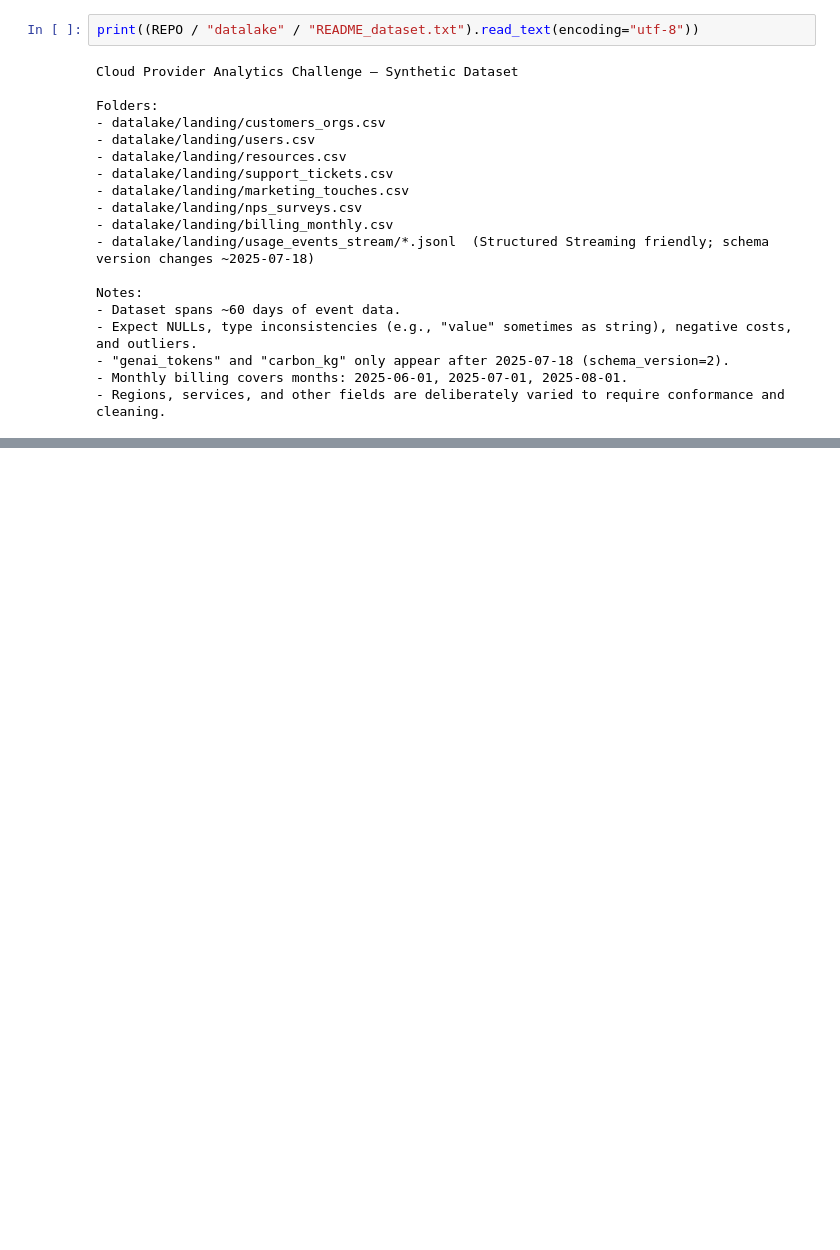
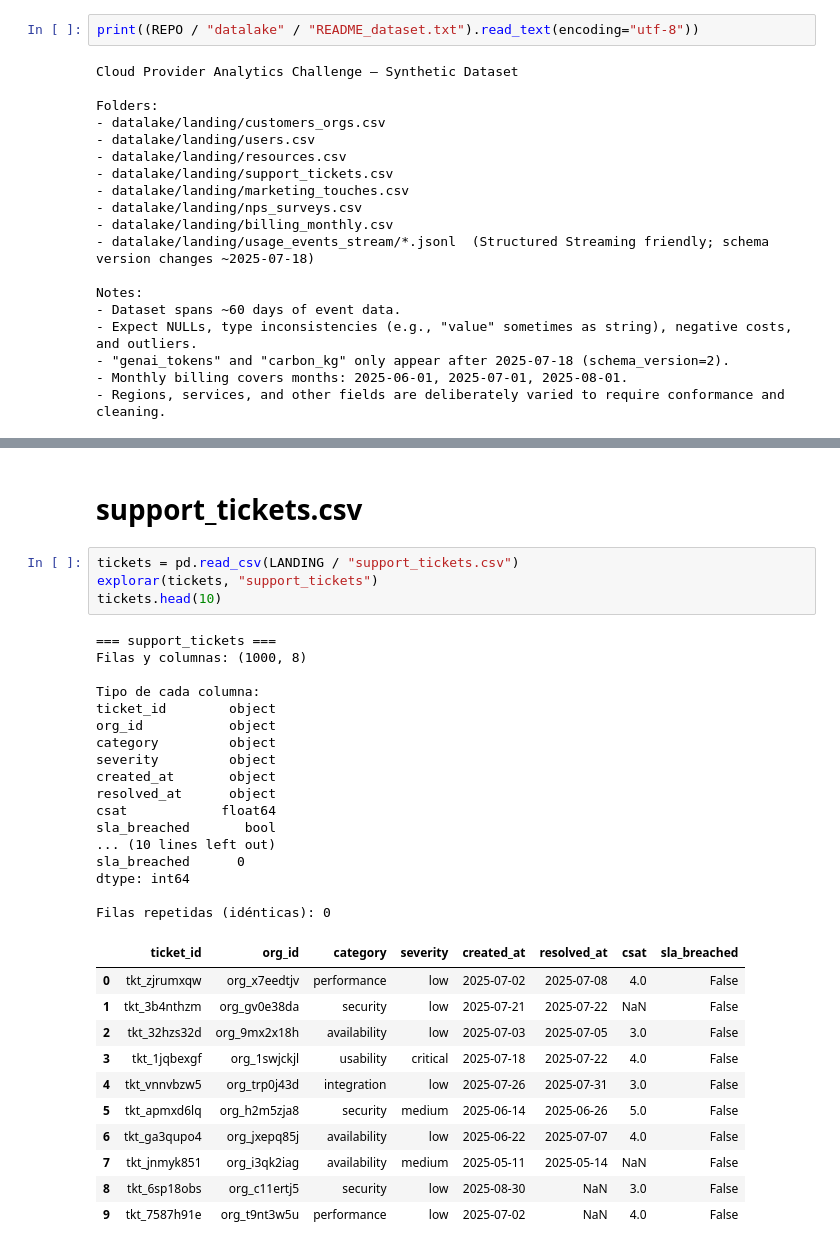
Before and after one commit to hernan-av/proyecto-cloud-analytics, a Jupyter notebook: notebooks/01_exploracion_csv.ipynb, the cells around one changed output, grey strips where cells are left out. Cells and saved outputs as stored; diff of their text form; blank space fills up the shorter version.

```diff
--- a/notebooks/01_exploracion_csv.ipynb
+++ b/notebooks/01_exploracion_csv.ipynb
@@ -57,0 +729,35 @@ Notes:
+# %% [markdown]
+# support_tickets.csv
+# %%
+tickets = pd.read_csv(LANDING / "support_tickets.csv")
+explorar(tickets, "support_tickets")
+tickets.head(10)
+# %% [output]
+=== support_tickets ===
+Filas y columnas: (1000, 8)
+
+Tipo de cada columna:
+ticket_id        object
+org_id           object
+category         object
+severity         object
+created_at       object
+resolved_at      object
+csat            float64
+sla_breached       bool
+... (10 lines left out)
+sla_breached      0
+dtype: int64
+
+Filas repetidas (idénticas): 0
+|  | ticket_id | org_id | category | severity | created_at | resolved_at | csat | sla_breached |
+| 0 | tkt_zjrumxqw | org_x7eedtjv | performance | low | 2025-07-02 | 2025-07-08 | 4.0 | False |
+| 1 | tkt_3b4nthzm | org_gv0e38da | security | low | 2025-07-21 | 2025-07-22 | NaN | False |
+| 2 | tkt_32hzs32d | org_9mx2x18h | availability | low | 2025-07-03 | 2025-07-05 | 3.0 | False |
+| 3 | tkt_1jqbexgf | org_1swjckjl | usability | critical | 2025-07-18 | 2025-07-22 | 4.0 | False |
+| 4 | tkt_vnnvbzw5 | org_trp0j43d | integration | low | 2025-07-26 | 2025-07-31 | 3.0 | False |
+| 5 | tkt_apmxd6lq | org_h2m5zja8 | security | medium | 2025-06-14 | 2025-06-26 | 5.0 | False |
+| 6 | tkt_ga3qupo4 | org_jxepq85j | availability | low | 2025-06-22 | 2025-07-07 | 4.0 | False |
+| 7 | tkt_jnmyk851 | org_i3qk2iag | availability | medium | 2025-05-11 | 2025-05-14 | NaN | False |
+| 8 | tkt_6sp18obs | org_c11ertj5 | security | low | 2025-08-30 | NaN | 3.0 | False |
+| 9 | tkt_7587h91e | org_t9nt3w5u | performance | low | 2025-07-02 | NaN | 4.0 | False |
```
Also changed, not shown: parts of 82 cells of this notebook.
